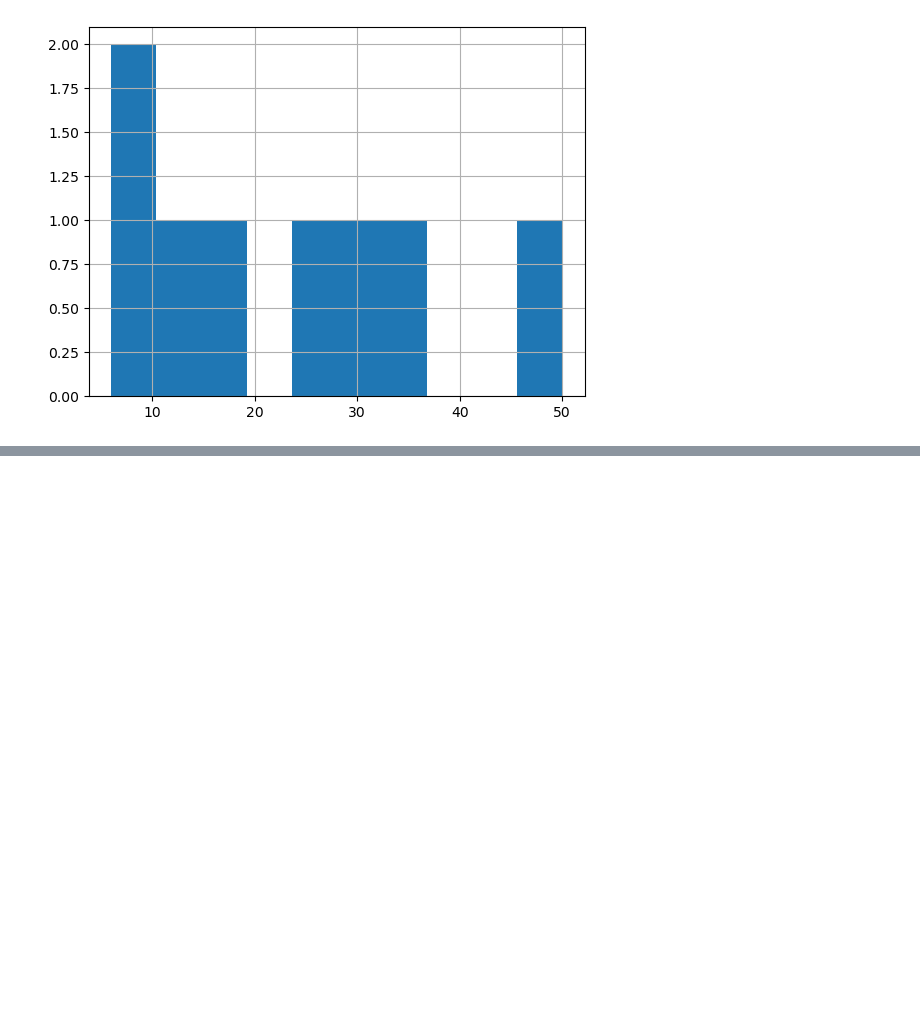
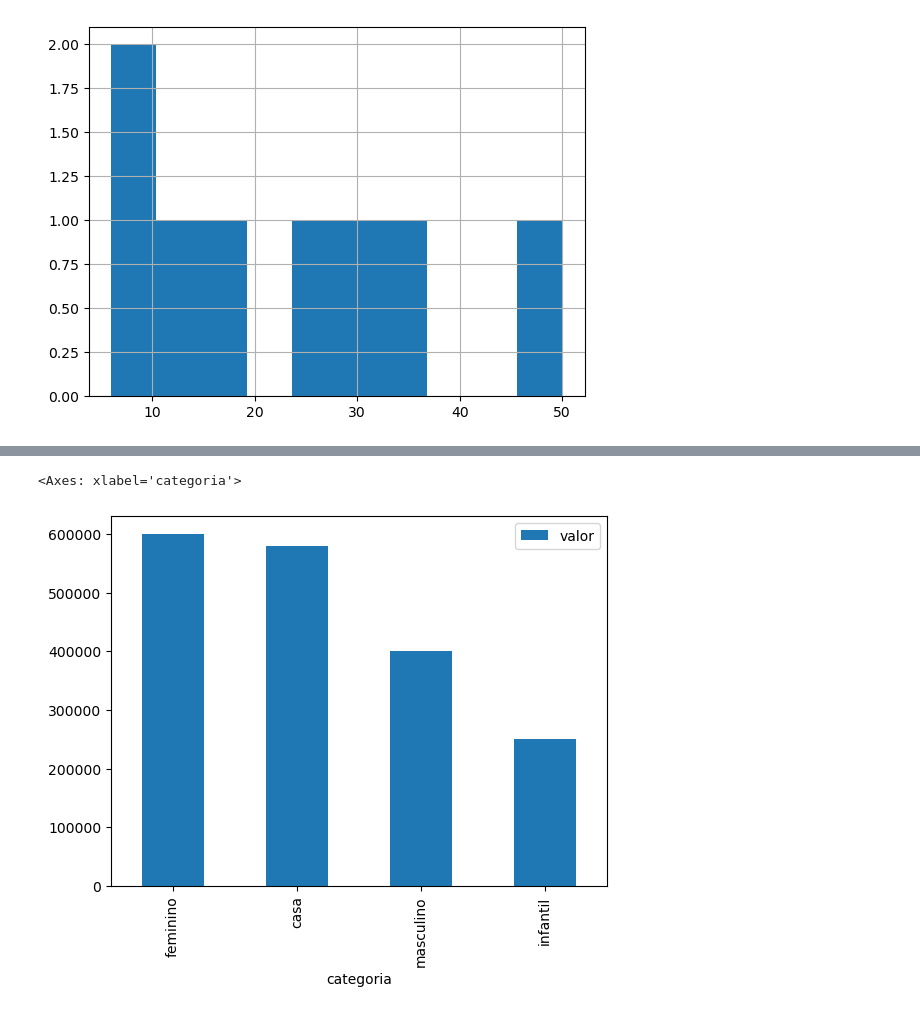
Before and after one commit to JzBreno/DataScience, a Jupyter notebook: Telegram/2.ipynb, the cells around one changed output, grey strips where cells are left out. Saved outputs shown, nothing was run; the diff lists cells and outputs as text; code cells hidden in the pictures; blank space fills up the shorter version.

```diff
--- a/Telegram/2.ipynb
+++ b/Telegram/2.ipynb
@@ -34,0 +74,7 @@ df.Meses.hist() #D043
+# %%
+#Grafico de Barras Vertical - Valor ordenado
+#ascending diz se quer do maior para o menor ou nao, True or FAlse
+df_vendas.sort_values('valor', ascending=False ).plot.bar(x='categoria', y='valor')
+# %% [output]
+<Axes: xlabel='categoria'>
+[figure, added]
```
Also changed, not shown: parts of 17 cells of this notebook, 3 other files.
